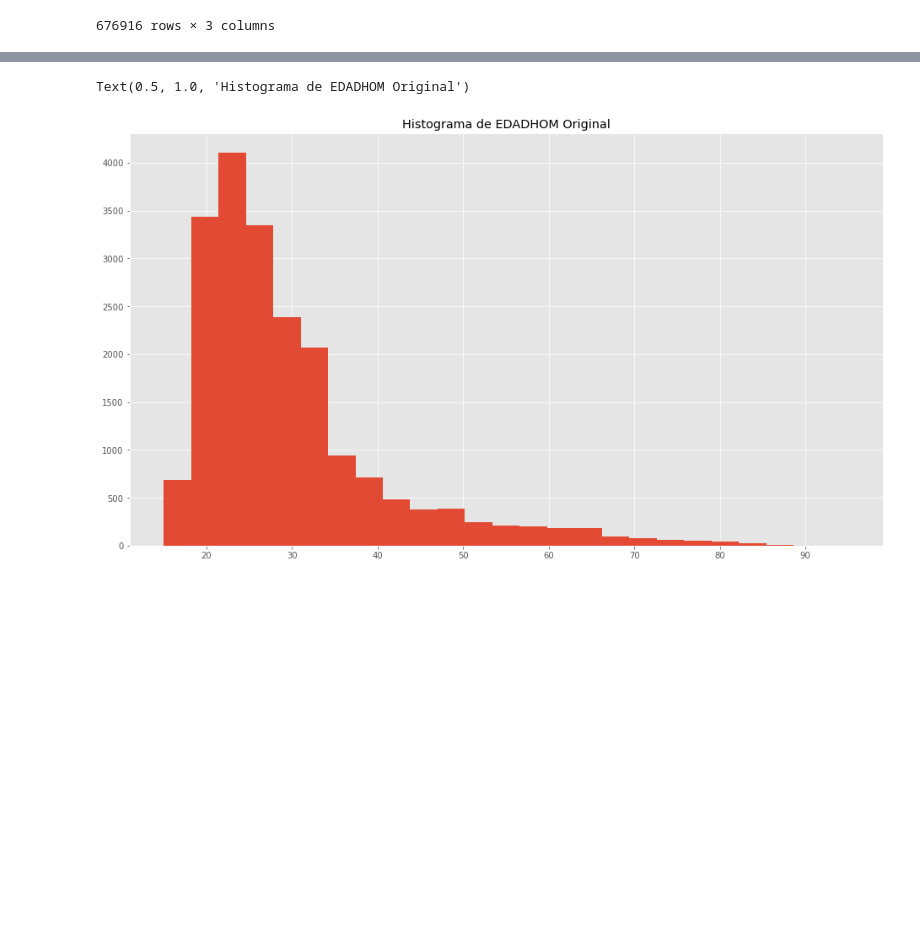
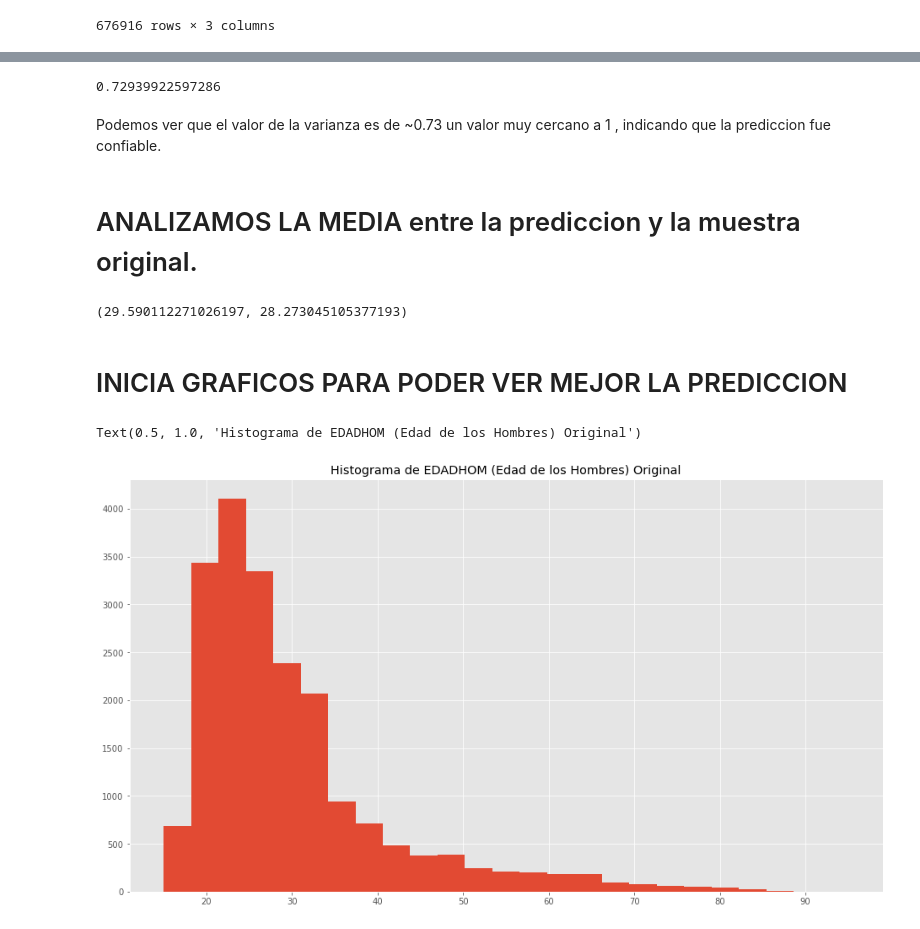
Before and after one commit to Diego223/ProyectoMiningData, a Jupyter notebook: PROYECTO1DM.ipynb, the cells around one changed output, grey strips where cells are left out. Cells and saved outputs as stored; diff of their text form; code cells hidden in the pictures; blank space fills up the shorter version.

```diff
--- a/PROYECTO1DM.ipynb
+++ b/PROYECTO1DM.ipynb
@@ -1103,8 +1126,23 @@ y_test.mean(), y_pred.mean()
+# %%
+explained_variance_score(y_test,y_pred)
+# %% [output]
+0.72939922597286
+# %% [markdown]
+Podemos ver que el valor de la varianza es de ~0.73 un valor muy cercano a 1 , indicando que la prediccion fue confiable.
+# %% [markdown]
+# ANALIZAMOS LA MEDIA entre la prediccion y la muestra original.
+# %%
+y_test.mean(), y_pred.mean()
+# %% [output]
+(29.590112271026197, 28.273045105377193)
+# %% [markdown]
+
+# INICIA GRAFICOS PARA PODER VER MEJOR LA PREDICCION
 # %%
 plt.hist(y_test, bins=25)
-plt.title('Histograma de EDADHOM Original')
+plt.title('Histograma de EDADHOM (Edad de los Hombres) Original')
 # %% [output]
-Text(0.5, 1.0, 'Histograma de EDADHOM Original')
+Text(0.5, 1.0, 'Histograma de EDADHOM (Edad de los Hombres) Original')
-[figure, old version]
+[figure, new version]
 # %%
 plt.hist(y_pred, bins=25)
```
Also changed, not shown: parts of 31 cells of this notebook.
